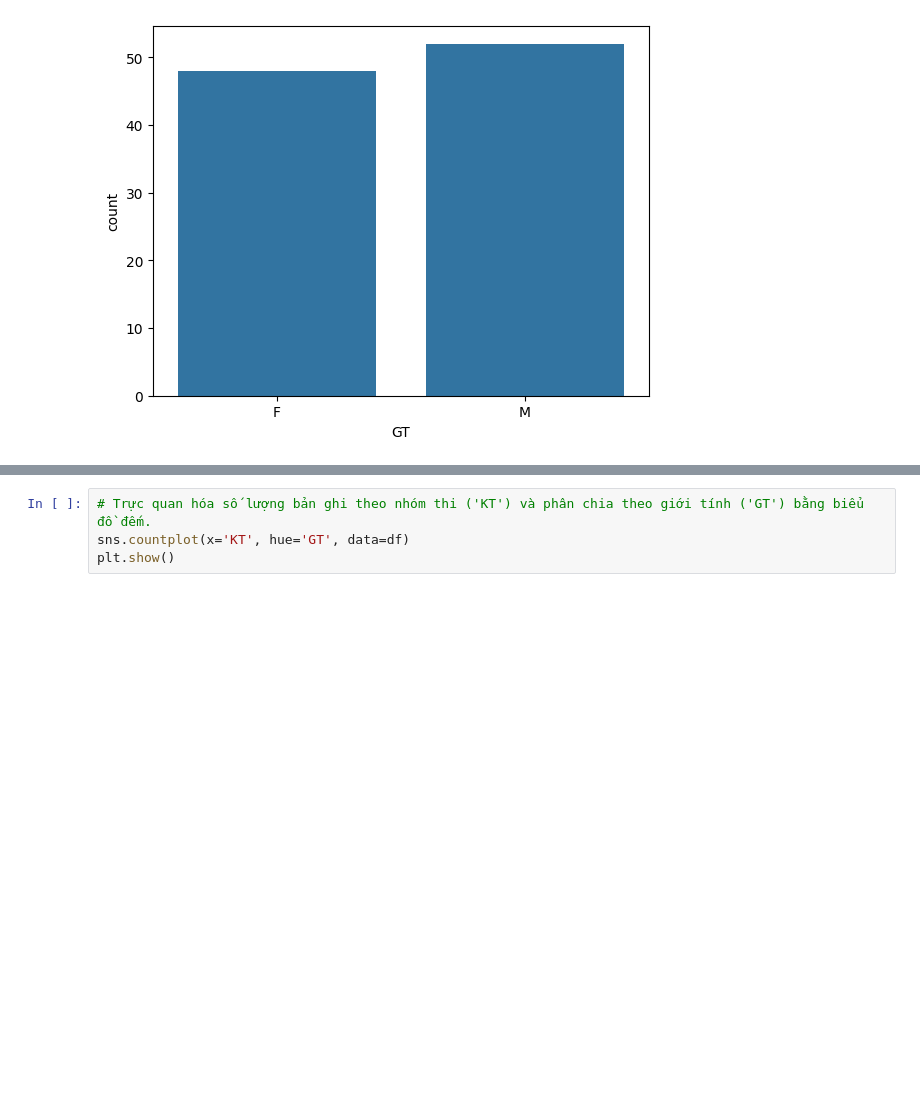
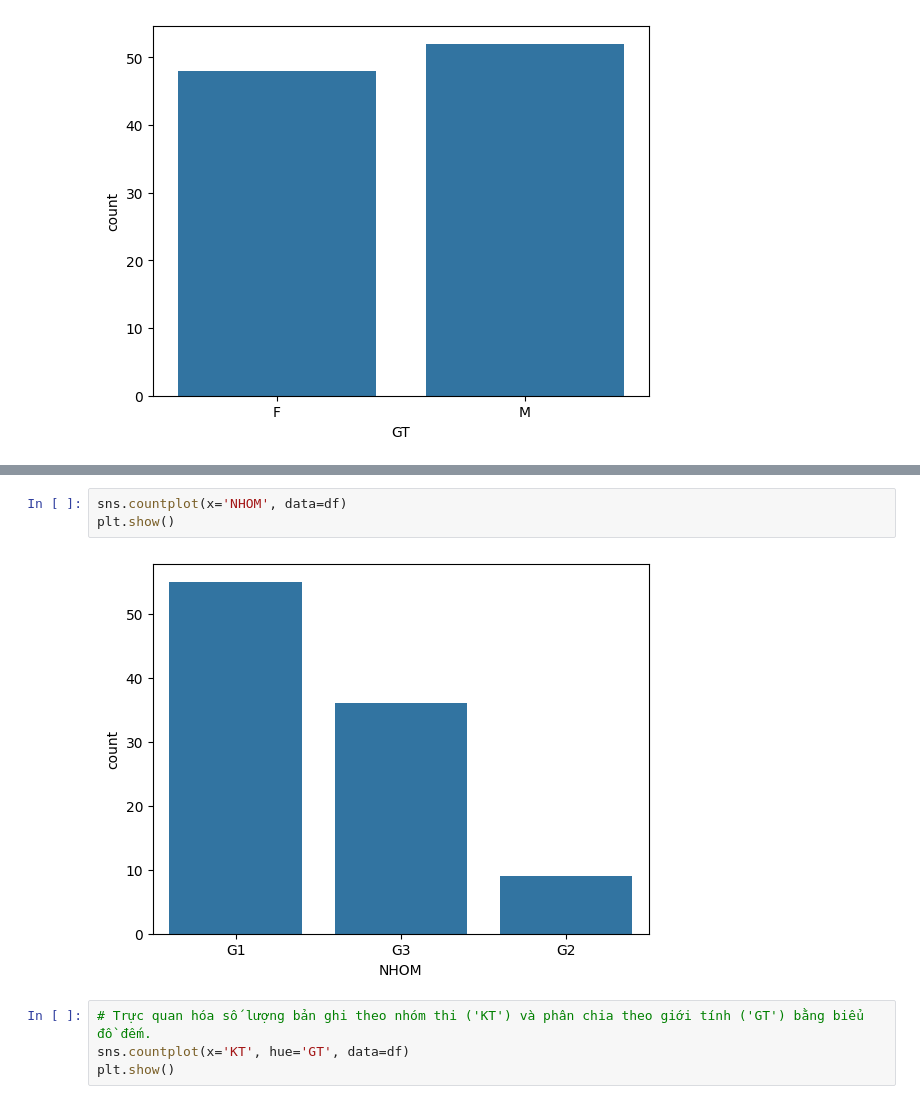
Before and after one commit to trgcghai/Code-data-1, a Jupyter notebook: tuan2.ipynb, the cells around one changed output, grey strips where cells are left out. Saved outputs shown, nothing was run; the diff lists cells and outputs as text; blank space fills up the shorter version.

```diff
--- a/tuan2.ipynb
+++ b/tuan2.ipynb
@@ -309,3 +330,8 @@ plt.show()
+# %%
+sns.countplot(x='NHOM', data=df)
+plt.show()
+# %% [output]
+[figure, added]
 # %%
 # Trực quan hóa số lượng bản ghi theo nhóm thi ('KT') và phân chia theo giới tính ('GT') bằng biểu đồ đếm.
 sns.countplot(x='KT', hue='GT', data=df)
```
Also changed, not shown: parts of 11 cells of this notebook, 1 other file.
